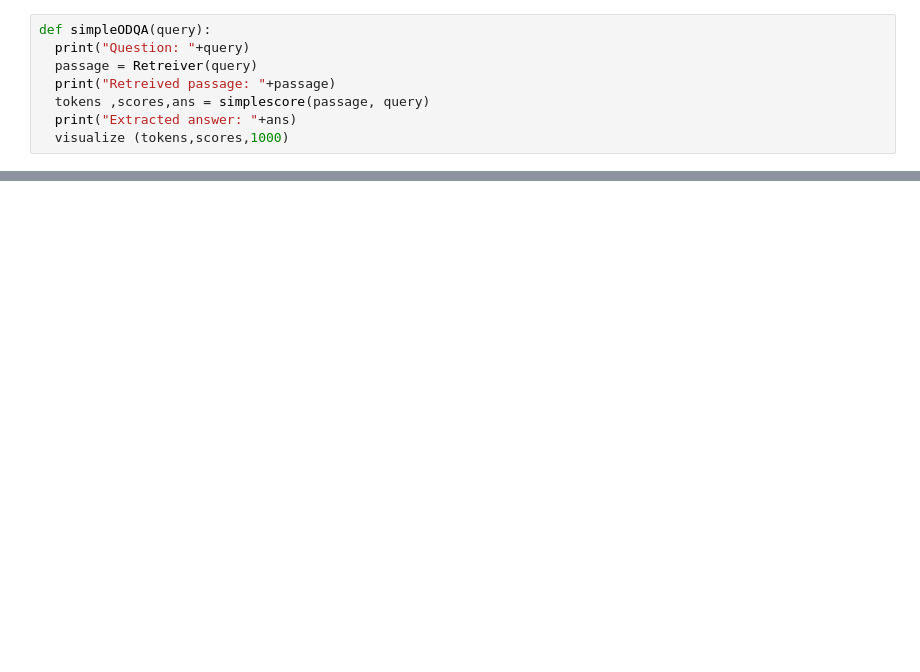
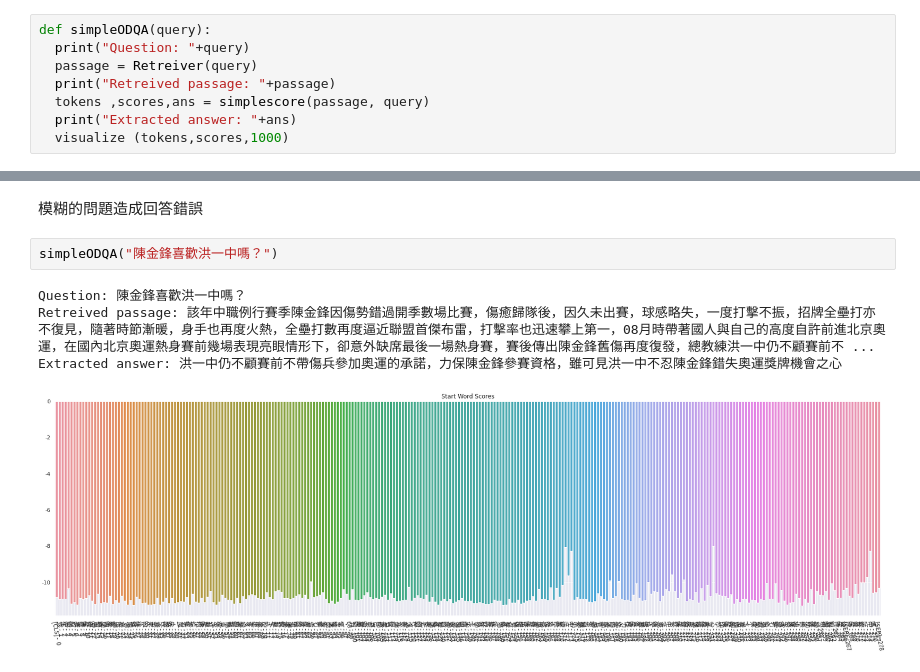
Before and after one commit to FANJIYU0825/Retrieval-question, a Jupyter notebook: PLMBaseballqa.ipynb, the cells around one changed output, grey strips where cells are left out. Cells and saved outputs as stored; diff of their text form; blank space fills up the shorter version.

```diff
--- a/PLMBaseballqa.ipynb
+++ b/PLMBaseballqa.ipynb
@@ -270,0 +273,9 @@ Extracted answer: 日本北海道札幌市巨蛋棒球場
+# %% [markdown]
+模糊的問題造成回答錯誤
+# %%
+simpleODQA("陳金鋒喜歡洪一中嗎？")
+# %% [output]
+Question: 陳金鋒喜歡洪一中嗎？
+Retreived passage: 該年中職例行賽季陳金鋒因傷勢錯過開季數場比賽，傷癒歸隊後，因久未出賽，球感略失，一度打擊不振，招牌全壘打亦不復見，隨著時節漸暖，身手也再度火熱，全壘打數再度逼近聯盟首傑布雷，打擊率也迅速攀上第一，08月時帶著國人與自己的高度自許前進北京奧運，在國內北京奧運熱身賽前幾場表現亮眼情形下，卻意外缺席最後一場熱身賽，賽後傳出陳金鋒舊傷再度復發，總教練洪一中仍不顧賽前不 ...
+Extracted answer: 洪一中仍不顧賽前不帶傷兵參加奧運的承諾，力保陳金鋒參賽資格，雖可見洪一中不忍陳金鋒錯失奧運獎牌機會之心
+[figure, added]
```
Also changed, not shown: parts of 3 cells of this notebook.
